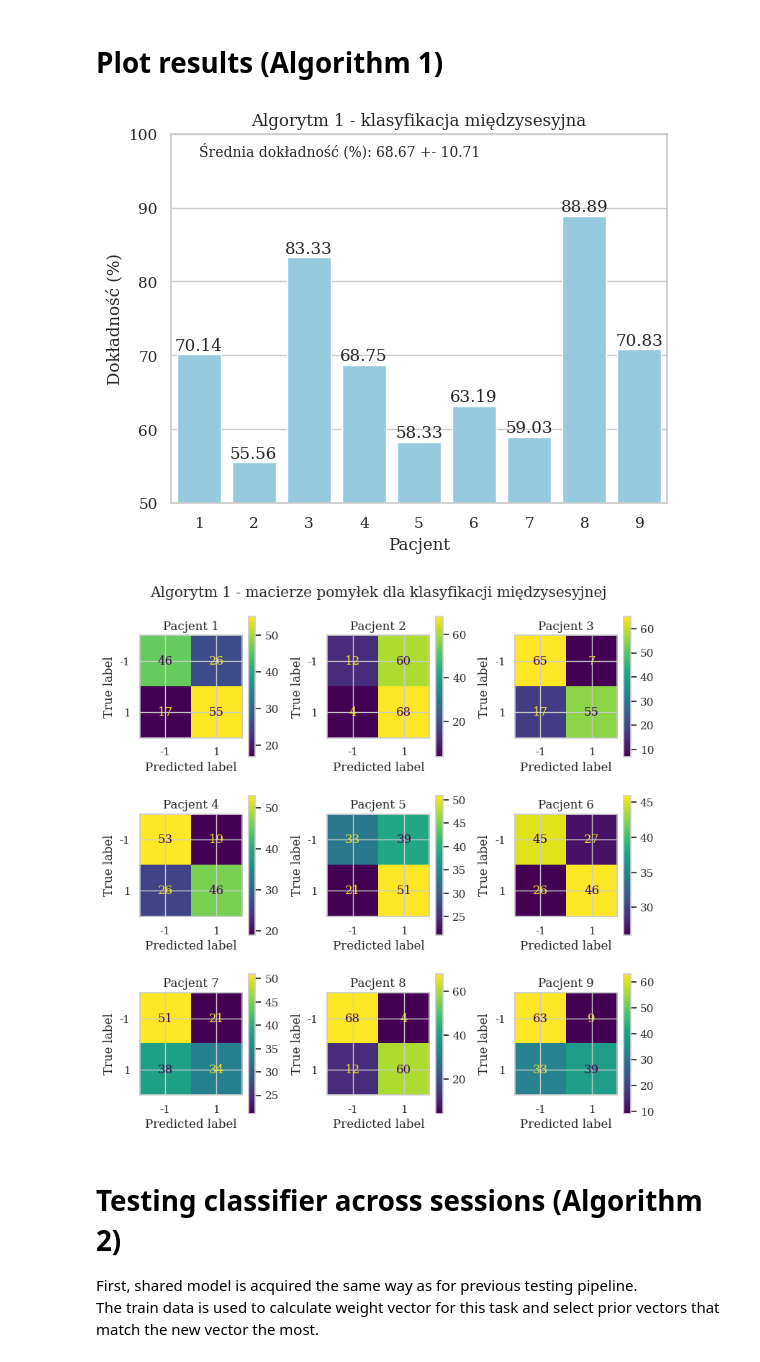
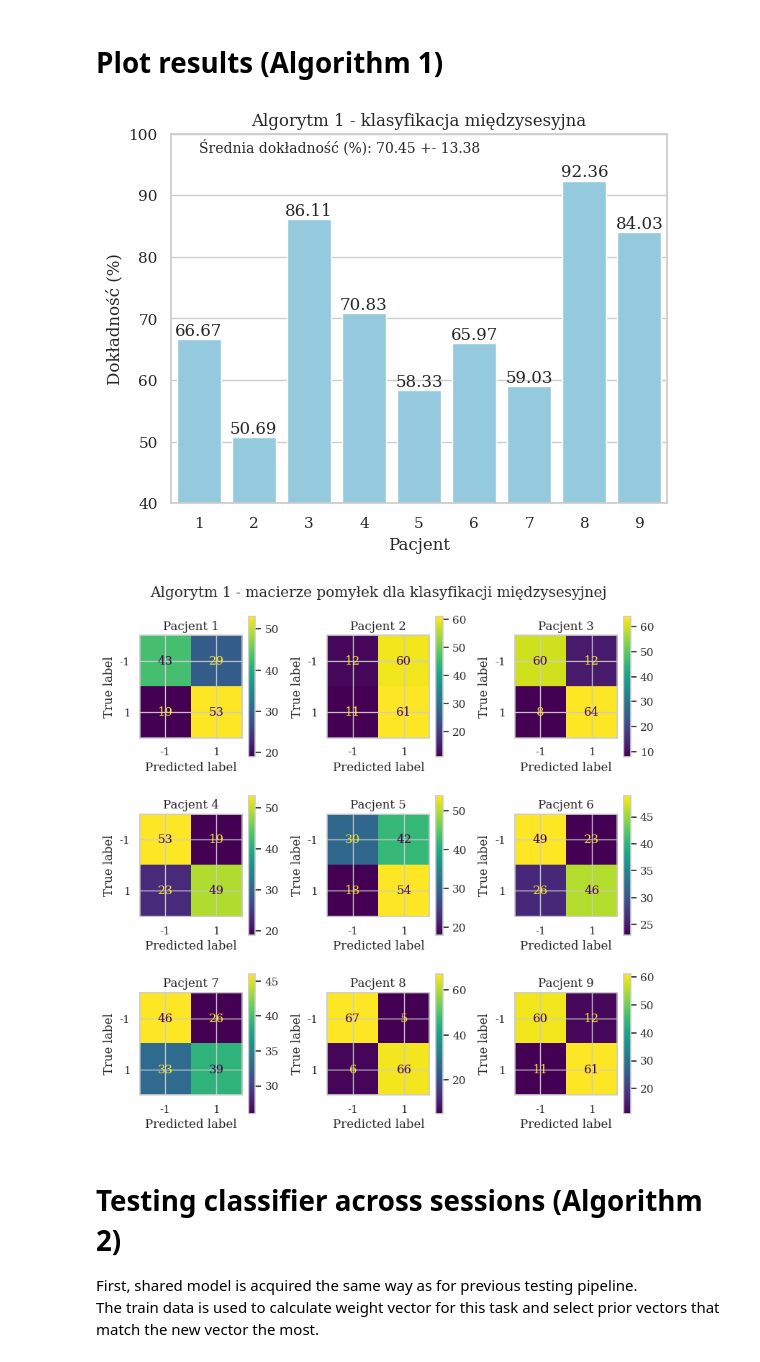
Before and after one commit to ad-jusk/eeg_transformer, a Jupyter notebook: notebooks/mtl_bci_2a.ipynb, the cells around one changed output. Drawn from its saved outputs; the diff is of its cells as text; code cells hidden in the pictures.

```diff
--- a/notebooks/mtl_bci_2a.ipynb
+++ b/notebooks/mtl_bci_2a.ipynb
@@ -52,6 +46,28 @@ moabb.set_log_level("info")
 # %%
 dataset = BNCI2014_001()
 dataset.subject_list = [1, 2, 3, 4, 5, 6, 7, 8, 9]
-paradigm = LeftRightImagery(channels=None)
-data = dataset.get_data(subjects=[1])
-data[1]["0train"]["0"]
+channels = [
+    "Fz",
+    "FC3",
+    "FC1",
+    "FCz",
+    "FC2",
+    "FC4",
+    "C5",
+    "C3",
+    "C1",
+    "Cz",
+    "C2",
+    "C4",
+    "C6",
+    "CP3",
+    "CP1",
+    "CPz",
+    "CP2",
+    "CP4",
+    "P1",
+    "Pz",
+    "P2",
+    "POz",
+]
+paradigm = LeftRightImagery(channels=channels, fmin=2, fmax=32)
@@ -137,6 +83,8 @@ The data is organised as follows:
 - **X_test** - array of shape (n_subjects, ) where each element represents data from the second session of each subject
 - **y_test** - array of shape (n_subjects, ) where each element represents labels from the second session of each subject
 # %%
+reload(welch)
+
 X_all, y_all, metadata = paradigm.get_data(dataset, subjects=dataset.subject_list, return_epochs=False)
 subjects = metadata["subject"].unique()
 sessions = metadata["session"].unique()
@@ -146,6 +94,7 @@ X_test = np.empty(len(subjects), dtype=object)
 y_train = np.empty(len(subjects), dtype=object)
 y_test = np.empty(len(subjects), dtype=object)
 label_map = {"left_hand": 1, "right_hand": -1}
+welch_bands = [(8, 14), (14, 18), (18, 22), (22, 26), (26, 30), (30, 32)]
 
 for idx, subject in enumerate(subjects):
 
@@ -157,9 +106,9 @@ for idx, subject in enumerate(subjects):
     X_sess_2 = X_all[sess_2_mask]
     y_sess_2 = y_all[sess_2_mask]
 
-    X_sess_1_feat = extract_welch_features(X_sess_1)
+    X_sess_1_feat = welch.extract_welch_features(welch_bands, X_sess_1)
     y_sess_1 = np.array([label_map[label] for label in y_sess_1])
-    X_sess_2_feat = extract_welch_features(X_sess_2)
+    X_sess_2_feat = welch.extract_welch_features(welch_bands, X_sess_2)
     y_sess_2 = np.array([label_map[label] for label in y_sess_2])
 
     X_subject_train = np.empty(2, dtype=object)
@@ -228,20 +177,20 @@ algorithm_1_results["accuracies"] = accuracies
 # Plot results (Algorithm 1)
 # %%
 axes = sns.barplot(data=algorithm_1_results, y="accuracies", x="subjects", zorder=1, color="skyblue")
-axes.set_ylim(50, 100)
+axes.set_ylim(40, 100)
 axes.bar_label(axes.containers[0], fmt="%.2f", fontsize=12)
 axes.set_title(f"Algorytm 1 - klasyfikacja międzysesyjna")
 plt.text(
     x=0,
     y=97,
     s=f"Średnia dokładność (%): {np.mean(algorithm_1_results['accuracies']):.2f} +- {np.std(algorithm_1_results['accuracies']):.2f}",
     fontsize=10,
 )
 axes.set_ylabel("Dokładność (%)")
 axes.set_xlabel("Pacjent")
 plt.show()
 # %% [output]
-[figure, old version]
+[figure, new version]
 # %%
 fig, axes = plt.subplots(3, 3, figsize=(8, 8))
 axes = axes.flatten()
@@ -256,7 +205,7 @@ for i, subj_idx in enumerate(subjects):
 fig.suptitle("Algorytm 1 - macierze pomyłek dla klasyfikacji międzysesyjnej")
 plt.tight_layout()
 # %% [output]
-[figure, old version]
+[figure, new version]
 # %% [markdown]
 # Testing classifier across sessions (Algorithm 2)
 
```
Also changed, not shown: parts of 13 cells of this notebook, 2 other files.
